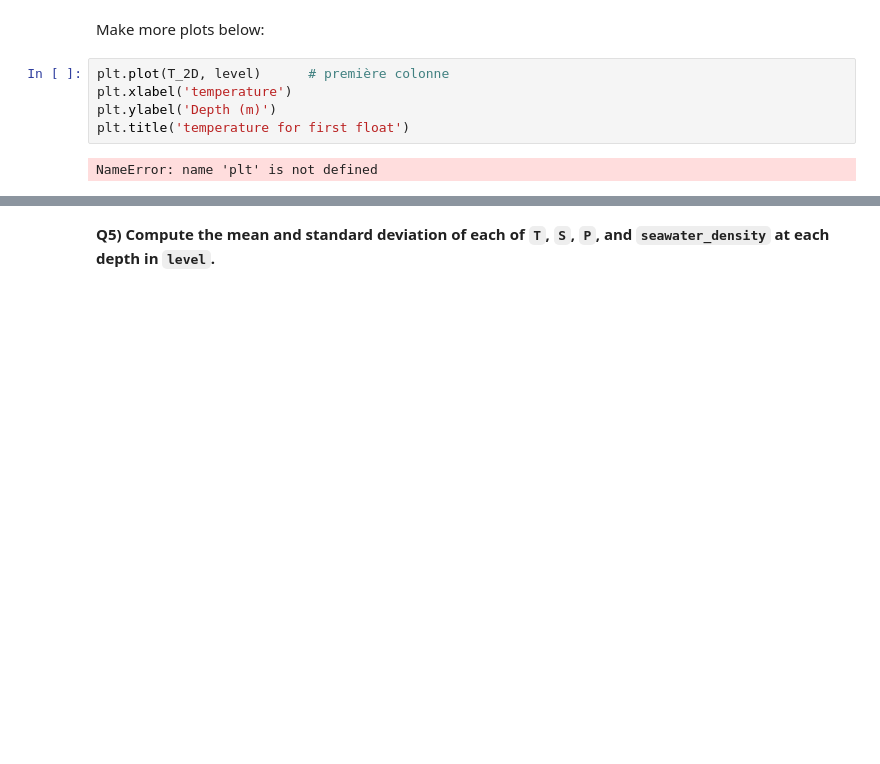
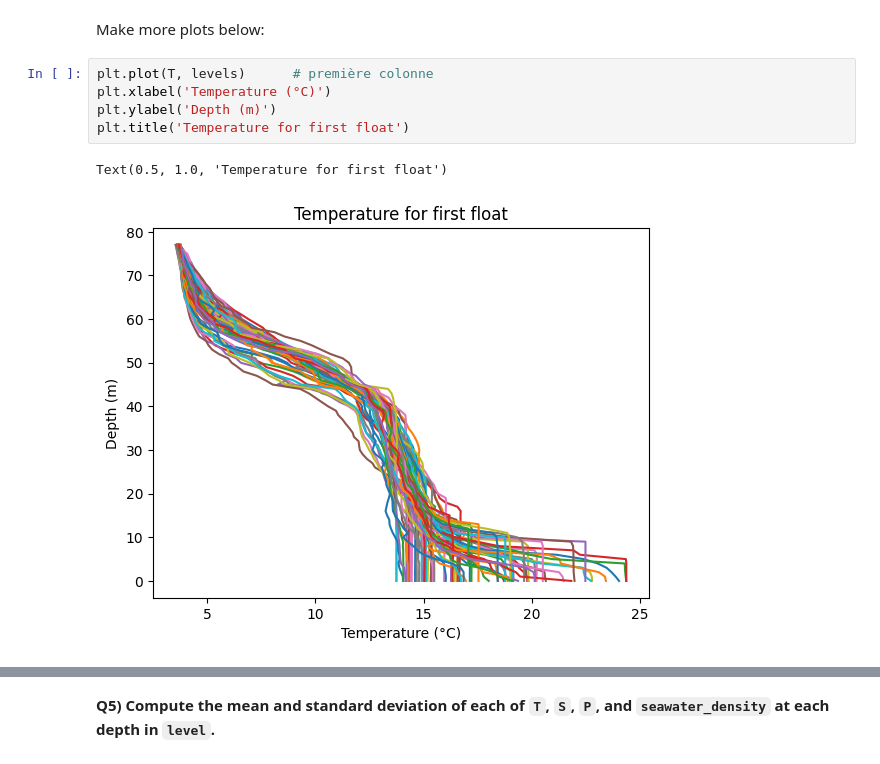
Before and after one commit to quentin02noel/2025_Intro_Python, a Jupyter notebook: notebook/W2_S1.ipynb, the cells around one changed output, grey strips where cells are left out. Saved outputs shown, nothing was run; the diff lists cells and outputs as text; blank space fills up the shorter version.

```diff
--- a/notebook/W2_S1.ipynb
+++ b/notebook/W2_S1.ipynb
@@ -253,10 +316,11 @@ plt.title('Salintiy of water as a function of water depth')
 # %% [markdown]
 Make more plots below:
 # %%
-plt.plot(T_2D, level)      # première colonne
-plt.xlabel('temperature')
+plt.plot(T, levels)      # première colonne
+plt.xlabel('Temperature (°C)')
 plt.ylabel('Depth (m)')
-plt.title('temperature for first float')
+plt.title('Temperature for first float')
 # %% [output]
-NameError: name 'plt' is not defined
+Text(0.5, 1.0, 'Temperature for first float')
+[figure, added]
 # %%
```
Also changed, not shown: parts of 36 cells of this notebook.
